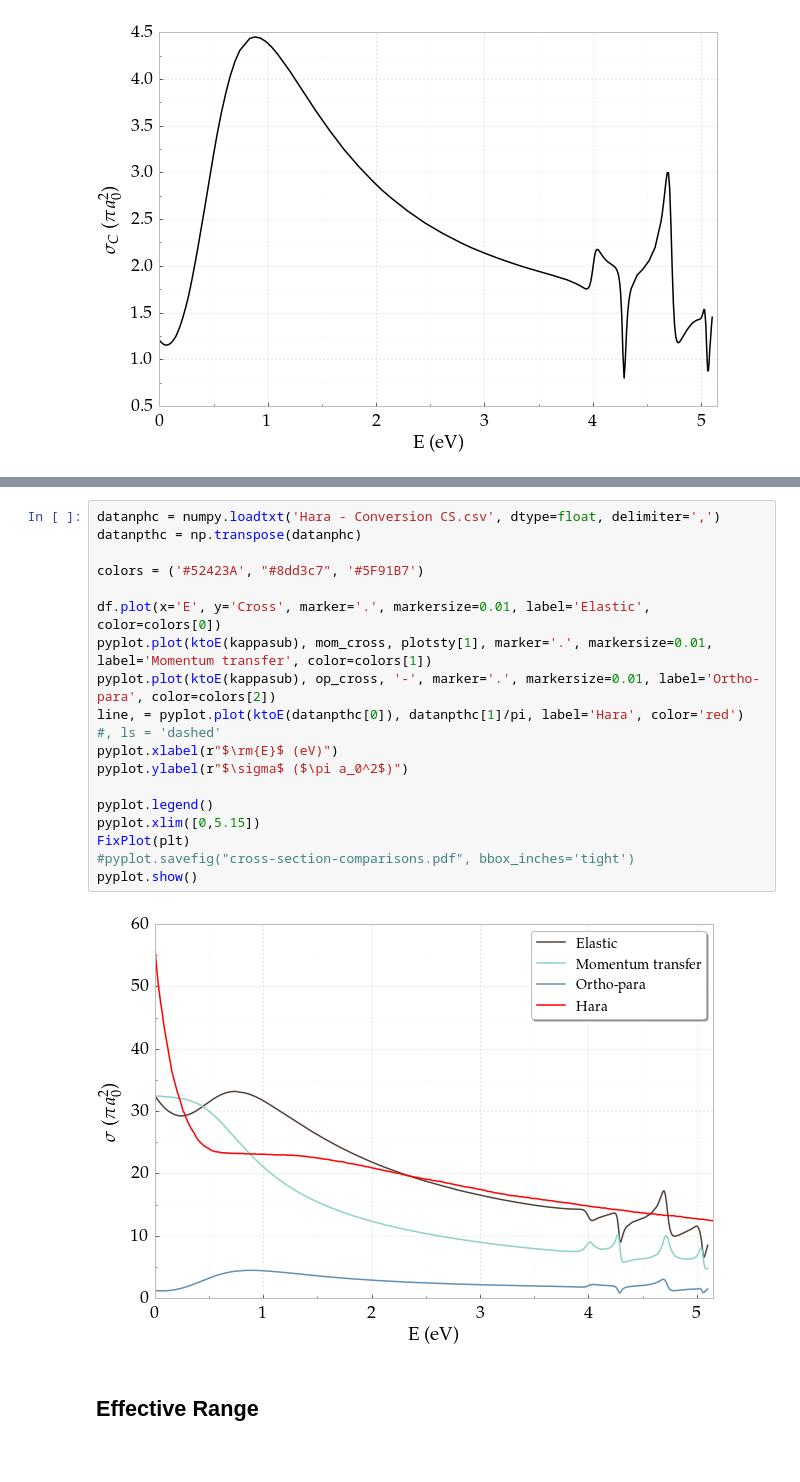
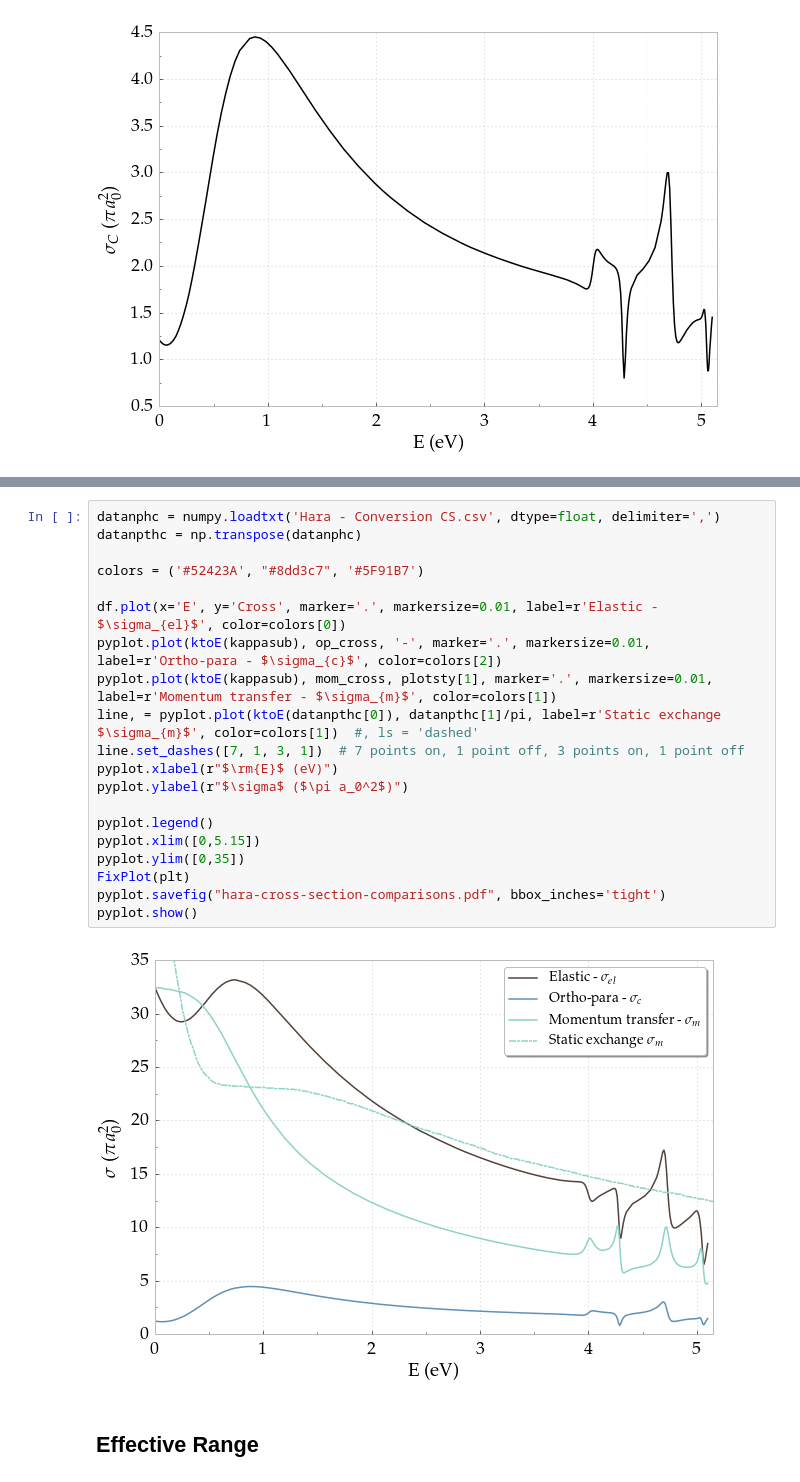
Before and after one commit to DentonW/Papers, a Jupyter notebook: PRA PsH/IPython/Paper Images.ipynb, the cells around one changed output, grey strips where cells are left out. Drawn from its saved outputs; the diff is of its cells as text.

```diff
--- a/PRA PsH/IPython/Paper Images.ipynb
+++ b/PRA PsH/IPython/Paper Images.ipynb
@@ -860,23 +861,25 @@ pyplot.show()
 # %%
 datanphc = numpy.loadtxt('Hara - Conversion CS.csv', dtype=float, delimiter=',')
 datanpthc = np.transpose(datanphc)
 
 colors = ('#52423A', "#8dd3c7", '#5F91B7')
 
-df.plot(x='E', y='Cross', marker='.', markersize=0.01, label='Elastic', color=colors[0])
-pyplot.plot(ktoE(kappasub), mom_cross, plotsty[1], marker='.', markersize=0.01, label='Momentum transfer', color=colors[1])
-pyplot.plot(ktoE(kappasub), op_cross, '-', marker='.', markersize=0.01, label='Ortho-para', color=colors[2])
-line, = pyplot.plot(ktoE(datanpthc[0]), datanpthc[1]/pi, label='Hara', color='red')  #, ls = 'dashed'
+df.plot(x='E', y='Cross', marker='.', markersize=0.01, label=r'Elastic - $\sigma_{el}$', color=colors[0])
+pyplot.plot(ktoE(kappasub), op_cross, '-', marker='.', markersize=0.01, label=r'Ortho-para - $\sigma_{c}$', color=colors[2])
+pyplot.plot(ktoE(kappasub), mom_cross, plotsty[1], marker='.', markersize=0.01, label=r'Momentum transfer - $\sigma_{m}$', color=colors[1])
+line, = pyplot.plot(ktoE(datanpthc[0]), datanpthc[1]/pi, label=r'Static exchange $\sigma_{m}$', color=colors[1])  #, ls = 'dashed'
+line.set_dashes([7, 1, 3, 1])  # 7 points on, 1 point off, 3 points on, 1 point off
 pyplot.xlabel(r"$\rm{E}$ (eV)")
 pyplot.ylabel(r"$\sigma$ ($\pi a_0^2$)")
 
 pyplot.legend()
 pyplot.xlim([0,5.15])
+pyplot.ylim([0,35])
 FixPlot(plt)
-#pyplot.savefig("cross-section-comparisons.pdf", bbox_inches='tight')
+pyplot.savefig("hara-cross-section-comparisons.pdf", bbox_inches='tight')
 pyplot.show()
 # %% [output]
-[figure, old version]
+[figure, new version]
 # %% [markdown]
 ## Effective Range
 # %%
```
Also changed, not shown: parts of 2 cells of this notebook, 4 other files.
